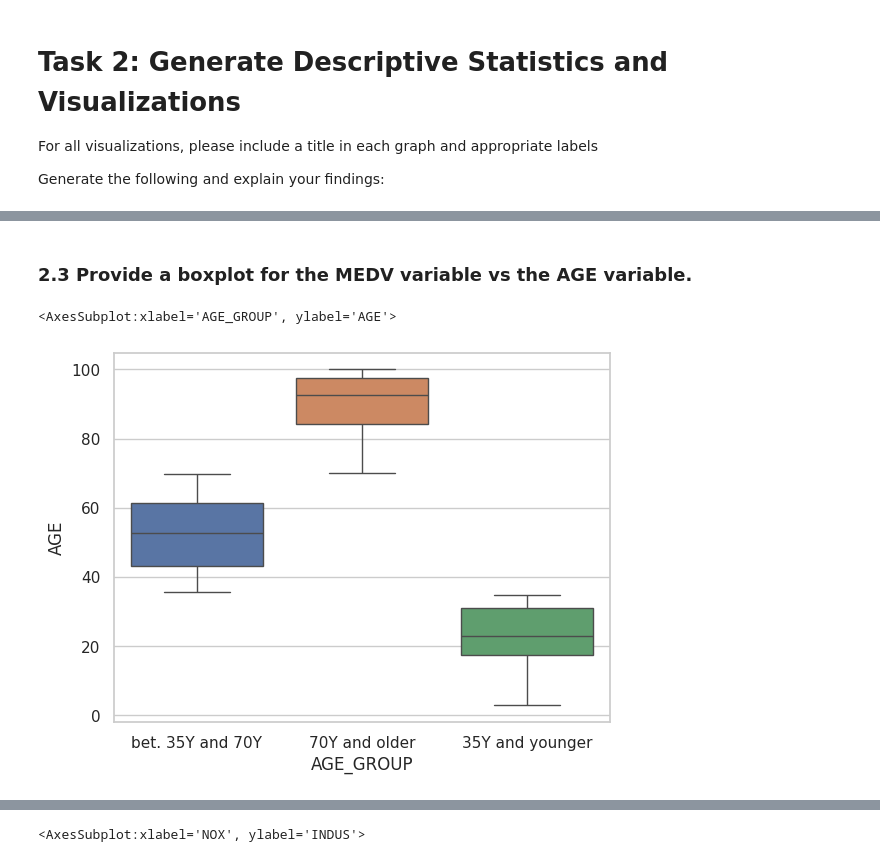
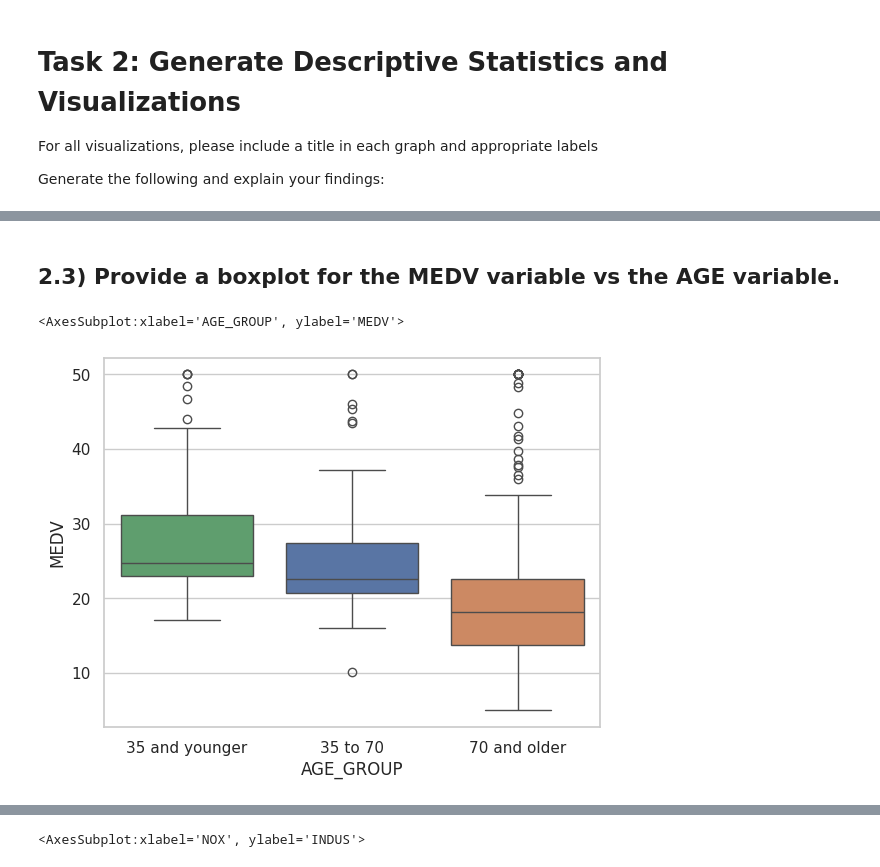
Before and after one commit to jmpasia-ghub/Data-Science-Analyst-Certificate, a Jupyter notebook: Optional_Peer_Graded_Assignment.jupyterlite.ipynb, the cells around one changed output, grey strips where cells are left out. Saved outputs shown, nothing was run; the diff lists cells and outputs as text; code cells hidden in the pictures.

```diff
--- a/Optional_Peer_Graded_Assignment.jupyterlite.ipynb
+++ b/Optional_Peer_Graded_Assignment.jupyterlite.ipynb
@@ -102,11 +113,11 @@ print(data)
 # %% [markdown]
-### 2.3 Provide a boxplot for the MEDV variable vs the AGE variable.
+## 2.3) Provide a boxplot for the MEDV variable vs the AGE variable.
 # %%
 # Discretize the age variable into three groups of 35 years and younger, between 35 and 70 years and 70 years and older
-boston_df.loc[(boston_df['AGE'] <= 35), 'AGE_GROUP'] = '35Y and younger'
-boston_df.loc[(boston_df['AGE'] > 35) & (boston_df['AGE'] < 70) , 'AGE_GROUP'] = 'bet. 35Y and 70Y'
-boston_df.loc[(boston_df['AGE'] >= 70), 'AGE_GROUP'] = '70Y and older'
-sns.boxplot(data = boston_df, x = 'AGE_GROUP', y = 'AGE', hue = 'AGE_GROUP')
+boston_df.loc[(boston_df['AGE'] > 35) & (boston_df['AGE'] < 70) , 'AGE_GROUP'] = '35 to 70'
+boston_df.loc[(boston_df['AGE'] <= 35), 'AGE_GROUP'] = '35 and younger'
+boston_df.loc[(boston_df['AGE'] >= 70), 'AGE_GROUP'] = '70 and older'
+sns.boxplot(data = boston_df, x = 'AGE_GROUP', y = 'MEDV', hue = 'AGE_GROUP', order=['35 and younger','35 to 70', '70 and older'])
 # %% [output]
-<AxesSubplot:xlabel='AGE_GROUP', ylabel='AGE'>
+<AxesSubplot:xlabel='AGE_GROUP', ylabel='MEDV'>
-[figure, old version]
+[figure, new version]
```
Also changed, not shown: parts of 24 cells of this notebook.
